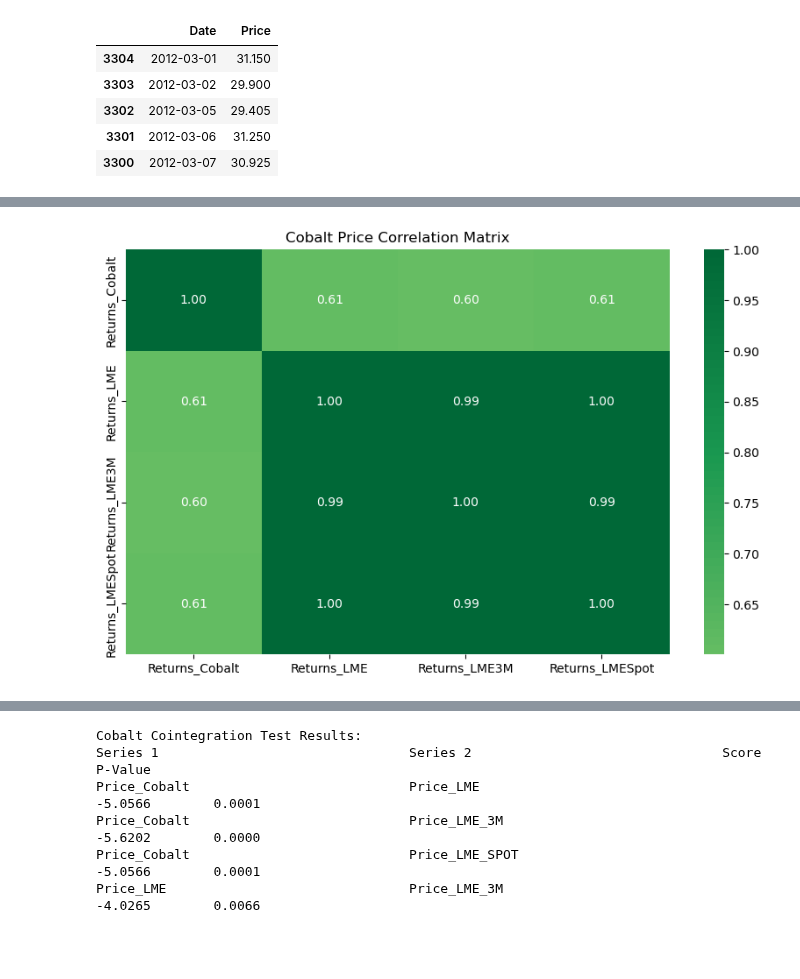
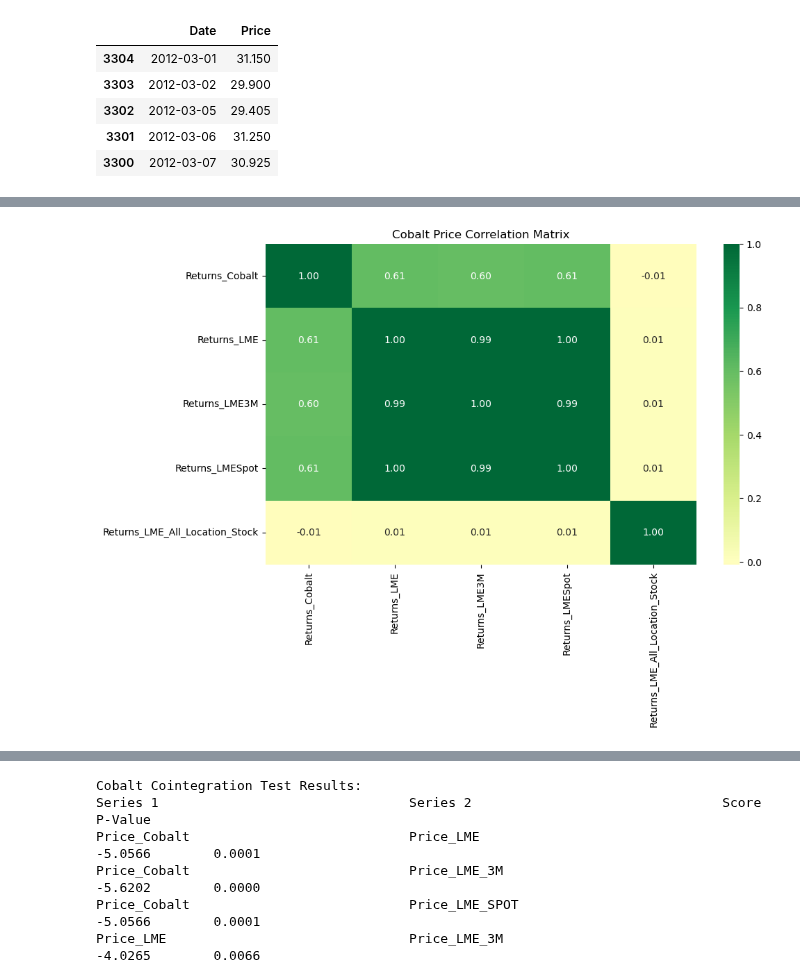
Before and after one commit to Doosheck/metals, a Jupyter notebook: data_overview.ipynb, the cells around one changed output, grey strips where cells are left out. Drawn from its saved outputs; the diff is of its cells as text; code cells hidden in the pictures; blank space fills up the shorter version.

```diff
--- a/data_overview.ipynb
+++ b/data_overview.ipynb
@@ -393,7 +381,7 @@ dfc3 = dfc3.rename(columns={'Close' : 'Price'})
 dfc3['Date'] = pd.to_datetime(dfc3['Date'], format='%d-%b-%Y')
 # Clean the 'Price' column by removing non-breaking spaces and replacing commas with dots
 dfc3['Price'] = dfc3['Price'].str.replace('\xa0', '').str.replace(',', '.').astype(float)
-dfc3['Price'] = dfc3['Price']/1000 # WARNING: DIVIDING BY 1000
+dfc3['Price'] = dfc3['Price']
 dfc3.head()
 # %% [output]
 |  | Date | Price |
@@ -410,7 +398,7 @@ dfc4 = dfc4.rename(columns={'Close Price' : 'Price'})
 dfc4['Date'] = pd.to_datetime(dfc4['Date'], format='%m/%d/%y')
 dfc4 = dfc4.sort_values(by='Date')
 dfc4['Price'] = dfc4['Price'].str.replace(',', '.').astype(float)
-dfc4['Price'] = dfc4['Price'] / 1000  # WARNING: DIVIDING BY 1000
+dfc4['Price'] = dfc4['Price']
 dfc4.head()
 # %% [output]
 |  | Date | Price |
@@ -419,3 +407,13 @@ dfc4.head()
 | 3302 | 2012-03-05 | 29.405 |
 | 3301 | 2012-03-06 | 31.250 |
 | 3300 | 2012-03-07 | 30.925 |
+# %%
+# Load Cobalt data source #5 - LME All Location Cobalt Total Stock Commodity Statistics Contract
+dfc5 = pd.read_csv('/Users/michal/Documents/Code/metals/reuters_data/LME All Location Cobalt Total Stock Commodity Statistics Contract .csv', sep=';')
+dfc5 = dfc5.iloc[:, :2]
+dfc5 = dfc5.rename(columns={'Close' : 'Price'})
+dfc5 = dfc5.rename(columns={'Exchange Date': 'Date'})
+dfc5['Date'] = pd.to_datetime(dfc5['Date'], format='%d-%b-%Y')
+dfc5['Price'] = dfc5['Price'].astype(str).str.replace(',', '.').astype(float)
+dfc5 = dfc5.sort_values(by='Date')
+dfc5.head()
@@ -425,41 +430,28 @@ dfc_merged = pd.merge(dfc_merged, dfc3[['Date', 'Price']], on='Date', how='inner
 dfc_merged = dfc_merged.rename(columns={'Price': 'Price_LME_3M'})
 dfc_merged = pd.merge(dfc_merged, dfc4[['Date', 'Price']], on='Date', how='inner')
 dfc_merged = dfc_merged.rename(columns={'Price': 'Price_LME_SPOT'})
+dfc_merged = pd.merge(dfc_merged, dfc5[['Date', 'Price']], on='Date', how='inner')
+dfc_merged = dfc_merged.rename(columns={'Price': 'Price_LME_All_Location_Stock'})
 # Convert all price columns to float
 dfc_merged['Price_Cobalt'] = dfc_merged['Price_Cobalt'].astype(float)
 dfc_merged['Price_LME'] = dfc_merged['Price_LME'].astype(float)
 dfc_merged['Price_LME_3M'] = dfc_merged['Price_LME_3M'].astype(float)
 dfc_merged['Price_LME_SPOT'] = dfc_merged['Price_LME_SPOT'].astype(float)
-# Plot the data with updated legend
-fig_cobalt = px.line(dfc_merged, x='Date', y=['Price_Cobalt', 'Price_LME', 'Price_LME_3M', 'Price_LME_SPOT'],
-                      labels={'value': 'Price (USD/lb)', 'variable': 'Cobalt Price'},
-                      title='Cobalt Prices Over Time')
-fig_cobalt.update_layout(
-    xaxis_title='Date',
-    yaxis_title='Price (USD)',
-    legend_title_text='Cobalt Price Sources',
-    legend=dict(
-        orientation="h",
-        yanchor="bottom",
-        y=1.02,
-        xanchor="right",
-        x=1
-    )
-)
-fig_cobalt.show()
+dfc_merged['Price_LME_All_Location_Stock'] = dfc_merged['Price_LME_All_Location_Stock'].astype(float)
 # %%
 # Calculate the correlation matrix using the returns
 dfc_merged['Returns_Cobalt'] = dfc_merged['Price_Cobalt'].pct_change()
 dfc_merged['Returns_LME'] = dfc_merged['Price_LME'].pct_change()
 dfc_merged['Returns_LME3M'] = dfc_merged['Price_LME_3M'].pct_change()
 dfc_merged['Returns_LMESpot'] = dfc_merged['Price_LME_SPOT'].pct_change()
+dfc_merged['Returns_LME_All_Location_Stock'] = dfc_merged['Price_LME_All_Location_Stock'].pct_change()
 # Drop NaN values
-dfc_merged = dfc_merged.dropna(subset=['Returns_Cobalt', 'Returns_LME', 'Returns_LME3M', 'Returns_LMESpot'])
+dfc_merged = dfc_merged.dropna(subset=['Returns_Cobalt', 'Returns_LME', 'Returns_LME3M', 'Returns_LMESpot', 'Returns_LME_All_Location_Stock'])
 # Calculate the correlation matrix
-correlation_matrix_cobalt = dfc_merged[['Returns_Cobalt', 'Returns_LME', 'Returns_LME3M', 'Returns_LMESpot']].corr()
+correlation_matrix_cobalt = dfc_merged[['Returns_Cobalt', 'Returns_LME', 'Returns_LME3M', 'Returns_LMESpot', 'Returns_LME_All_Location_Stock']].corr()
 plt.figure(figsize=(10, 6))
 sns.heatmap(correlation_matrix_cobalt, annot=True, center=0, cmap='RdYlGn', fmt='.2f')
 plt.title('Cobalt Price Correlation Matrix')
 plt.show()
 # %% [output]
-[figure, old version]
+[figure, new version]
```
Also changed, not shown: parts of 9 cells of this notebook.
